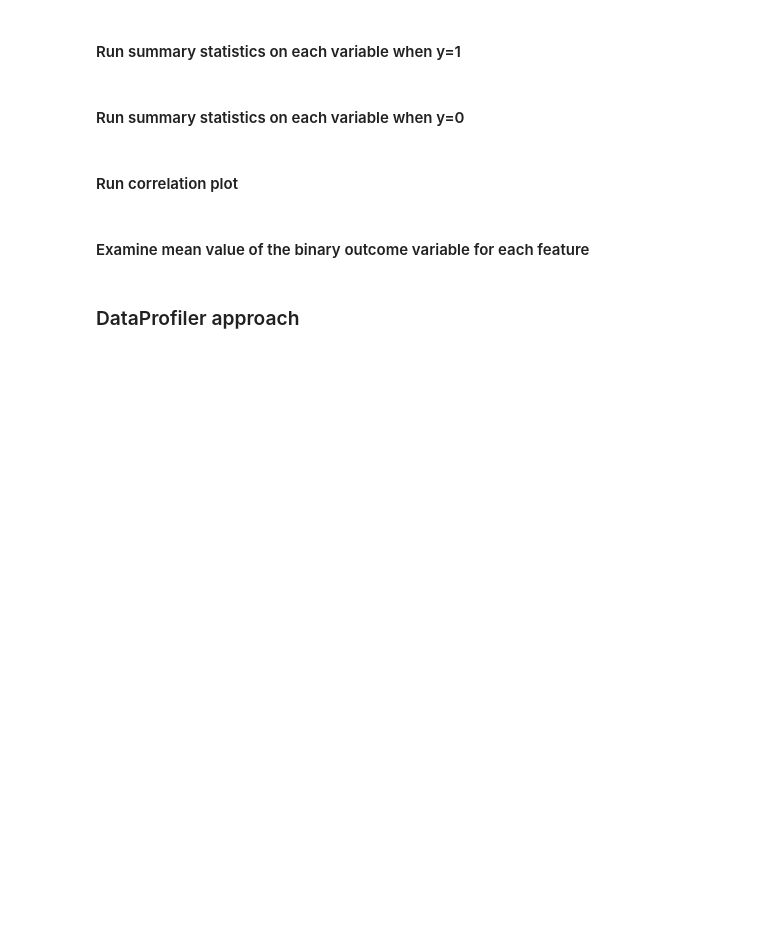
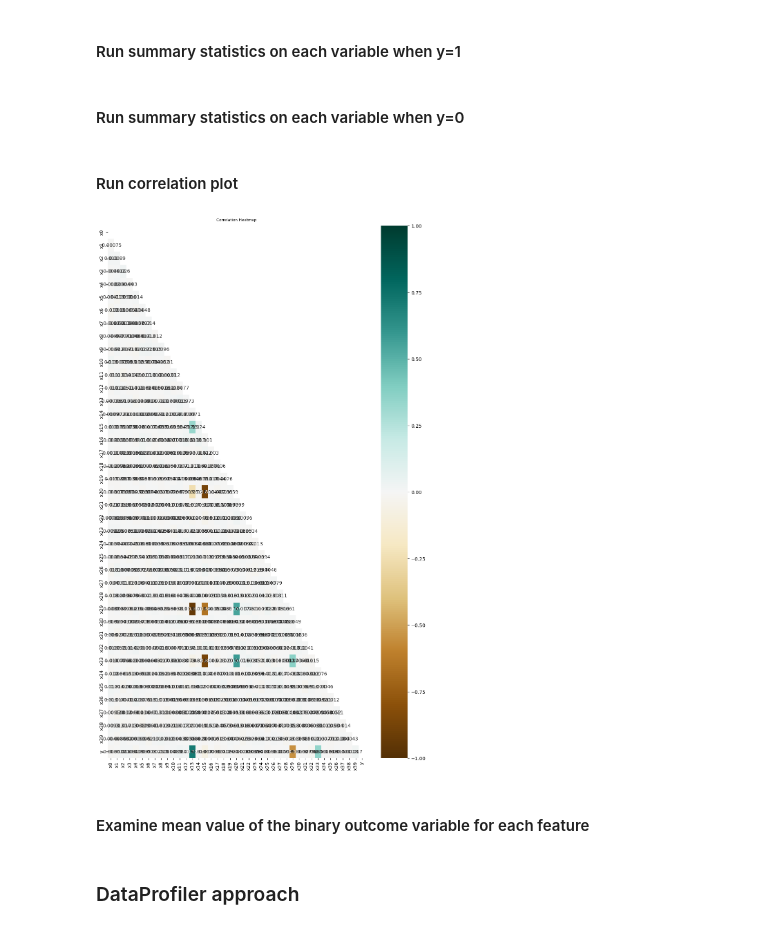
Before and after one commit to dalvarez83/fraud-detection-test-case, a Jupyter notebook: notebooks/ExploratoryDataAnalysis.ipynb, the cells around one changed output. Saved outputs shown, nothing was run; the diff lists cells and outputs as text; code cells hidden in the pictures; blank space fills up the shorter version.

```diff
--- a/notebooks/ExploratoryDataAnalysis.ipynb
+++ b/notebooks/ExploratoryDataAnalysis.ipynb
@@ -173,6 +173,23 @@ def corrmap(data,figx, figy):
     plt.ylim(b, t) # update the ylim(bottom, top) values
     plt.show()
 
+def corrmap2(data, figx, figy):
+    ''' Generate a triangular correlation heatmap '''
+    %matplotlib inline
+    corr = data.iloc[:,:].corr()
+    mask = np.triu(np.ones_like(data.iloc[:,:].corr(), dtype=bool))
+
+    plt.figure(figsize=(figx, figy))
+
+    # plot the heatmap
+    heatmap = sns.heatmap(corr,
+                         xticklabels=corr.columns,
+                         yticklabels=corr.columns,
+                         mask=mask,
+                         vmin=-1, vmax=1, annot=True, cmap='BrBG')
+
+    heatmap.set_title('Correlation Heatmap', fontdict={'fontsize':8}, pad=10);
+
 def binary_means(data, feature_group, y_col):
     ''' Show mean scores by feature category '''
     cols = feature_dict[feature_group]
@@ -231,6 +248,10 @@ for var in float_vars:
 #### Run correlation plot
 # %%
 corrmap(data=df,figx=25, figy=20)
+# %%
+corrmap2(data=df, figx=12, figy=20)
+# %% [output]
+[figure, added]
 # %% [markdown]
 #### Examine mean value of the binary outcome variable for each feature
 # %%
```
Also changed, not shown: 1 other file.
